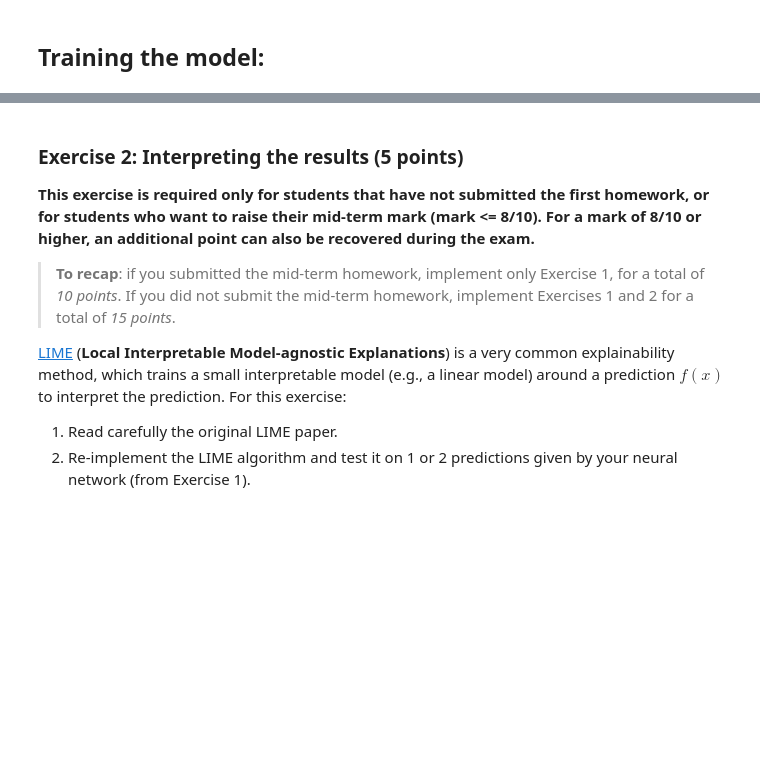
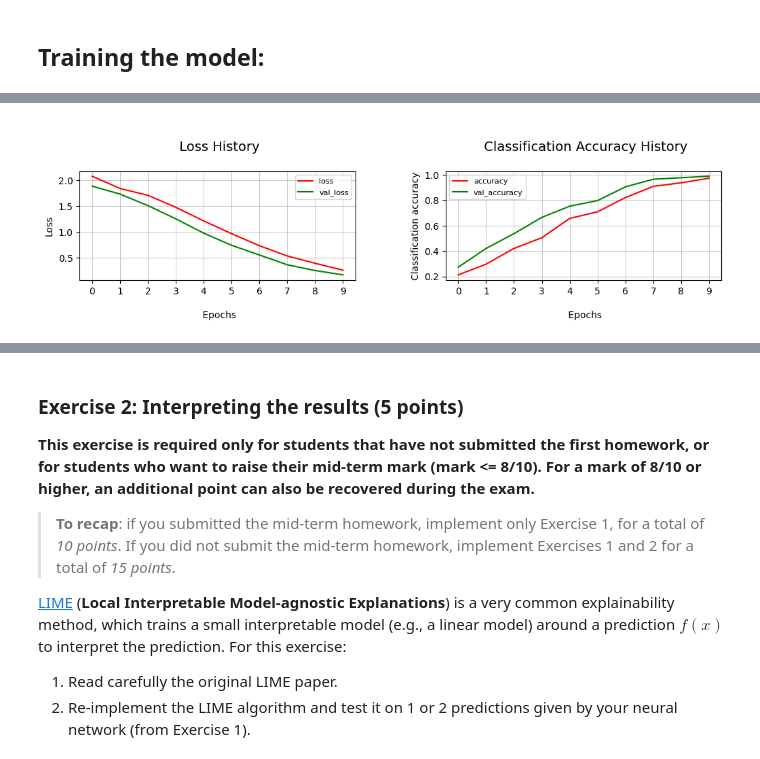
Before and after one commit to LM1997610/NeuralNetworks, a Jupyter notebook: NNDS_2023_Final_Homework.ipynb, the cells around one changed output, grey strips where cells are left out. Saved outputs shown, nothing was run; the diff lists cells and outputs as text; code cells hidden in the pictures; blank space fills up the shorter version.

```diff
--- a/NNDS_2023_Final_Homework.ipynb
+++ b/NNDS_2023_Final_Homework.ipynb
@@ -59,6 +60,6 @@ dataset_name = "ccdv/patent-classification"
 with warnings.catch_warnings():
   warnings.simplefilter("ignore")
 
-  data = load_dataset(dataset_name, split=['train[:1%]', 'validation[:1%]', 'test[:1%]'])
+  data = load_dataset(dataset_name, split=['train[:20%]', 'validation[:20%]', 'test[:20%]'])
 
 data
@@ -90,7 +90,7 @@ def preprocess(el):
   return el['text'], el['label']
 # %%
 train_data_p = train_data.map(preprocess).shuffle(1000).batch(16)
-val_data_p = train_data.map(preprocess).shuffle(1000).batch(16)
+val_data_p = val_data.map(preprocess).shuffle(1000).batch(16)
 # %%
 train_data_p
 # %% [output]
@@ -306,5 +306,5 @@ loss = keras.losses.SparseCategoricalCrossentropy(from_logits=True)
 
 model.compile(optimizer=optimizer, loss=loss, weighted_metrics=["accuracy"])
 # %%
-history = model.fit(train_data_p, validation_data=val_data_p, epochs=10, verbose=2)
+history = model.fit(train_data_p, validation_data=val_data_p, epochs=20, verbose=2)
 # %% [output]
@@ -330,0 +328,27 @@ Epoch 10/10
+# %%
+fig, ax = plt.subplots(1, 2, figsize=(11, 3))
+fig.tight_layout(pad=4, w_pad=6.5)
+
+x = list(range(0, len(history.history["loss"])))
+
+plot_info = [{'label_prefix': '', 'color': 'red'},
+              {'label_prefix': 'val_', 'color': 'green'}]
+
+for i, ax_index in enumerate([0, 1]):
+
+    for info in plot_info:
+        label = info['label_prefix'] + 'loss' if i == 0 else info['label_prefix'] + 'accuracy'
+        value = history.history[label]
+        ax[ax_index].plot(x, value, label=label, color=info['color'])
+
+    ax[ax_index].set_title(f'\n {"Loss" if i == 0 else "Classification Accuracy"} History\n', fontsize=14)
+    ax[ax_index].set_xlabel('\n Epochs')
+    ax[ax_index].set_ylabel('Loss' if i == 0 else 'Classification accuracy')
+    ax[ax_index].set_xticks(list(range(0, len(history.history["loss"]))))
+    ax[ax_index].grid(linewidth=0.5)
+
+    ax[ax_index].legend(loc="best", prop={'size': 8})
+
+plt.show()
+# %% [output]
+[figure, added]
```
Also changed, not shown: parts of 6 cells of this notebook.
